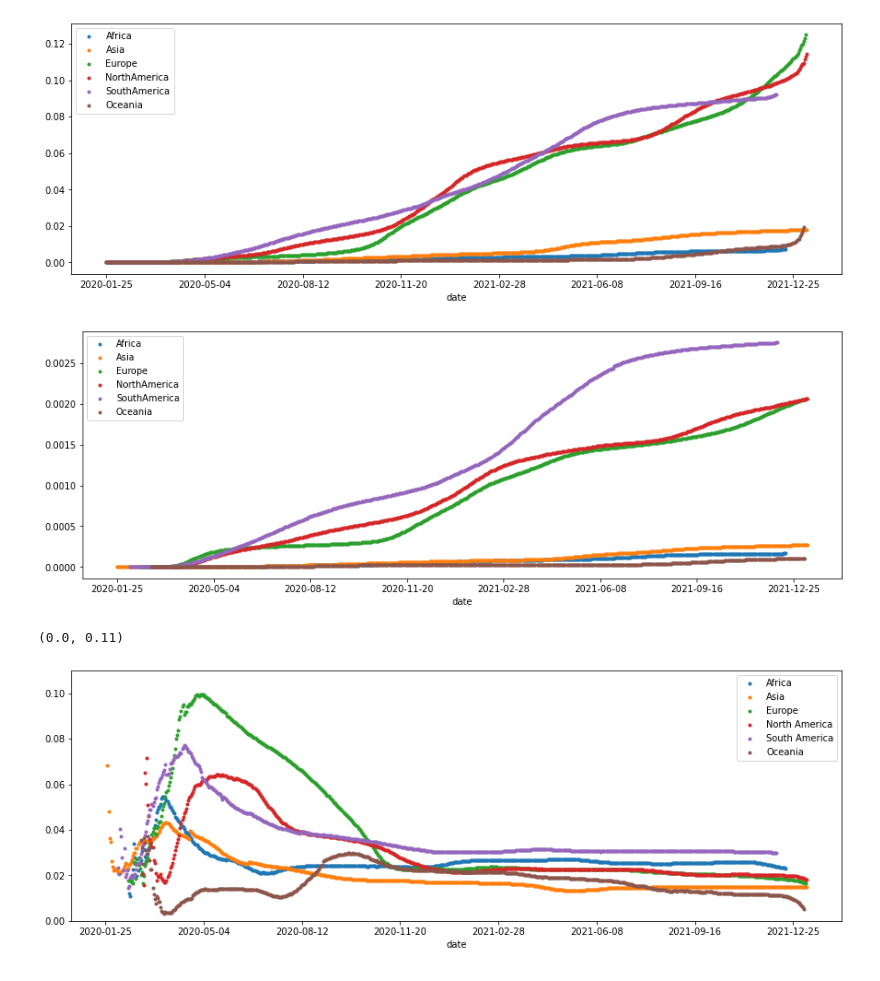
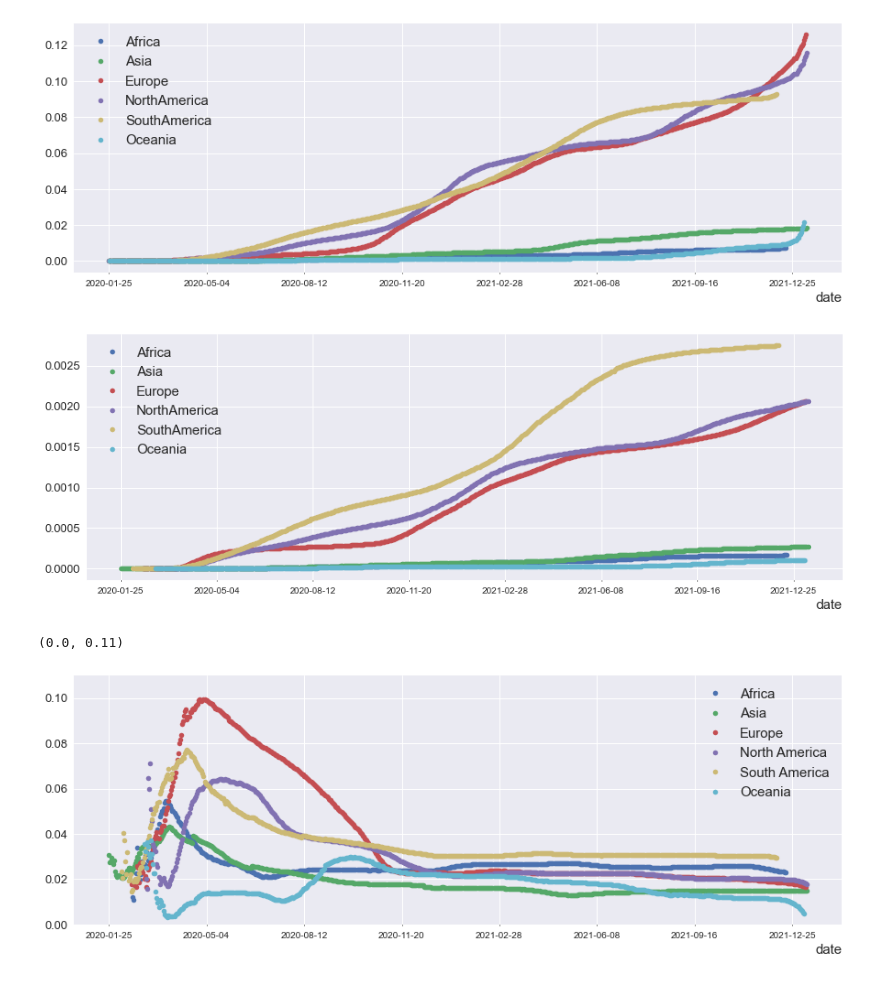
Before and after one commit to msdec321/DataAnalysisWorkbooks, a Jupyter notebook: Covid19/Covid19_workbook.ipynb, the cells around one changed output. Cells and saved outputs as stored; diff of their text form; code cells hidden in the pictures.

Commit message:
Changed styling to seaborn

```diff
--- a/Covid19/Covid19_workbook.ipynb
+++ b/Covid19/Covid19_workbook.ipynb
@@ -1,3 +1,6 @@
 # %%
 import pandas as pd
 import matplotlib.pyplot as plt
+import matplotlib
+
+matplotlib.style.use('seaborn')
@@ -26,7 +34,7 @@ fig = _.get_figure()
 # Add a new column to the dataframe and plot multiple series on the same canvas
 
 # Cases per capita per continent
-data["cases_rate"] = data['rollingCases'] / data['population']
+data["cases_rate"] = data['total_cases'] / data['population']
 
 df1 = data.set_index('location')
 
@@ -37,7 +45,7 @@ for i, continent in enumerate(continents):
     else:
         df1.loc[continent].plot(x = 'date', y = 'cases_rate', style = '.', figsize = (15,5), label = continent, ax=ax)
 # %% [output]
-[figure, old version]
+[figure, new version]
 # %%
 # Deaths per capita per continent
 
@@ -52,21 +60,21 @@ for i, continent in enumerate(continents):
     else:
         df1.loc[continent].plot(x = 'date', y = 'death_rate', style = '.', figsize = (15,5), label = continent, ax=ax)
 # %% [output]
-[figure, old version]
+[figure, new version]
 # %%
 # Deaths / Cases by continent
 
-data["deathCaseRatio"] = data['total_deaths'] / data['rollingCases']  # Add new column to dataframe
+data["deathCaseRatio"] = data['total_deaths'] / data['total_cases']  # Add new column to dataframe
 df1 = data.set_index('location')
 
 for i, continent in enumerate(continents):
     if i == 0:
         ax = df1.loc[continent].plot(x = 'date', y = 'deathCaseRatio', style = '.', figsize = (15,5), label = cont_label[i])
     else:
         df1.loc[continent].plot(x = 'date', y = 'deathCaseRatio', style = '.', figsize = (15,5), label = cont_label[i], ax=ax)
 
 # Adjust the y-axis range
 ax.set_ylim(0, 0.11)
 # %% [output]
 (0.0, 0.11)
-[figure, old version]
+[figure, new version]
```
Also changed, not shown: parts of 3 cells of this notebook.
